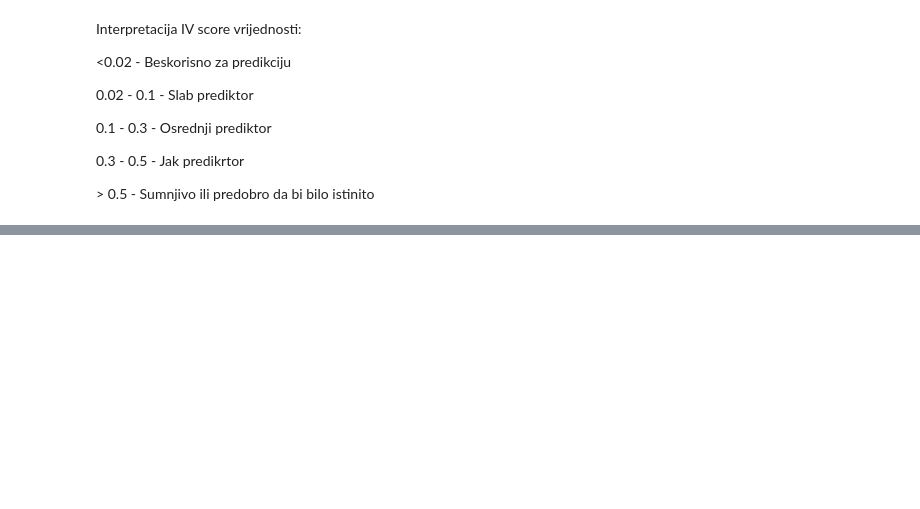
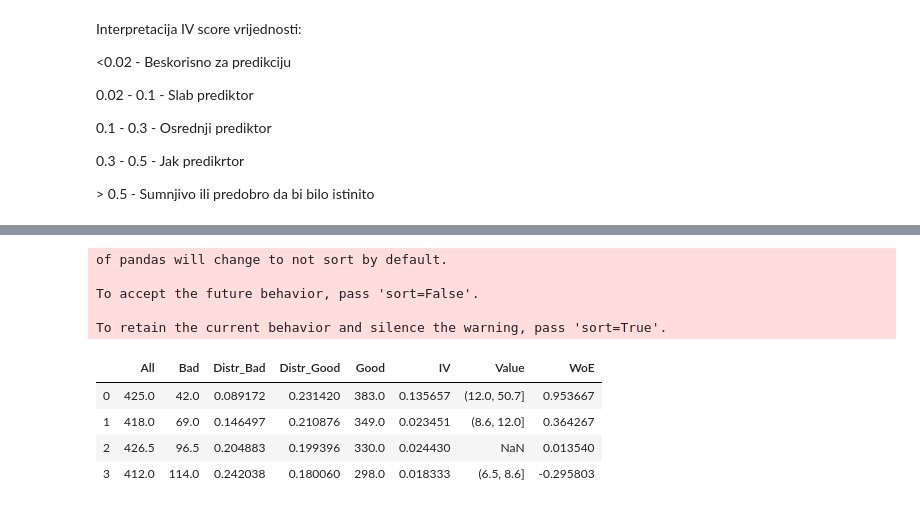
Before and after one commit to mleontenko/nosql-bda, a Jupyter notebook: ctg.ipynb, the cells around one changed output, grey strips where cells are left out. Saved outputs shown, nothing was run; the diff lists cells and outputs as text; code cells hidden in the pictures; blank space fills up the shorter version.

```diff
--- a/ctg.ipynb
+++ b/ctg.ipynb
@@ -607,0 +614,25 @@ for col in woe_list:
+# %%
+# funkcija za grupiranje
+def coarse_classer(df, indexloc_1, indexloc_2):
+    mean_val = pd.DataFrame(np.mean(pd.DataFrame([df.iloc[indexloc_1], df.iloc[indexloc_2]]))).T
+    original = df.drop([indexloc_1, indexloc_2])
+
+    coarsed_df = pd.concat([original, mean_val])
+    coarsed_df = coarsed_df.sort_values(by='WoE', ascending=False).reset_index(drop=True)
+
+    return coarsed_df
+# %%
+# grupiranje kategorija varijable MLTV
+df_MLTV = coarse_classer(df_MLTV, 3, 0)
+df_MLTV
+# %% [output]
+of pandas will change to not sort by default.
+
+To accept the future behavior, pass 'sort=False'.
+
+To retain the current behavior and silence the warning, pass 'sort=True'.
+|  | All | Bad | Distr_Bad | Distr_Good | Good | IV | Value | WoE |
+| 0 | 425.0 | 42.0 | 0.089172 | 0.231420 | 383.0 | 0.135657 | (12.0, 50.7] | 0.953667 |
+| 1 | 418.0 | 69.0 | 0.146497 | 0.210876 | 349.0 | 0.023451 | (8.6, 12.0] | 0.364267 |
+| 2 | 426.5 | 96.5 | 0.204883 | 0.199396 | 330.0 | 0.024430 | NaN | 0.013540 |
+| 3 | 412.0 | 114.0 | 0.242038 | 0.180060 | 298.0 | 0.018333 | (6.5, 8.6] | -0.295803 |
```
Also changed, not shown: parts of 11 cells of this notebook.
